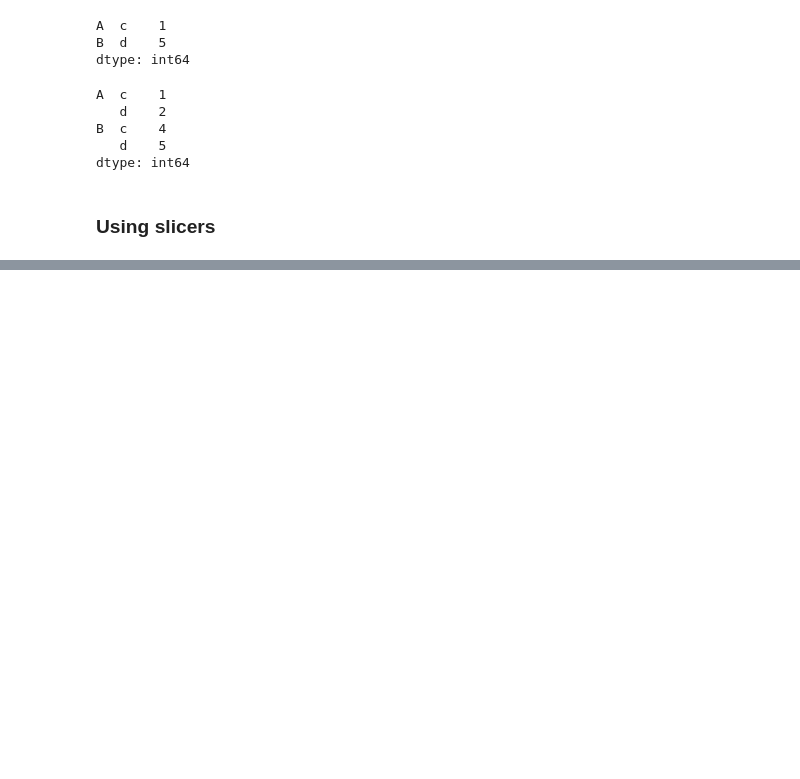
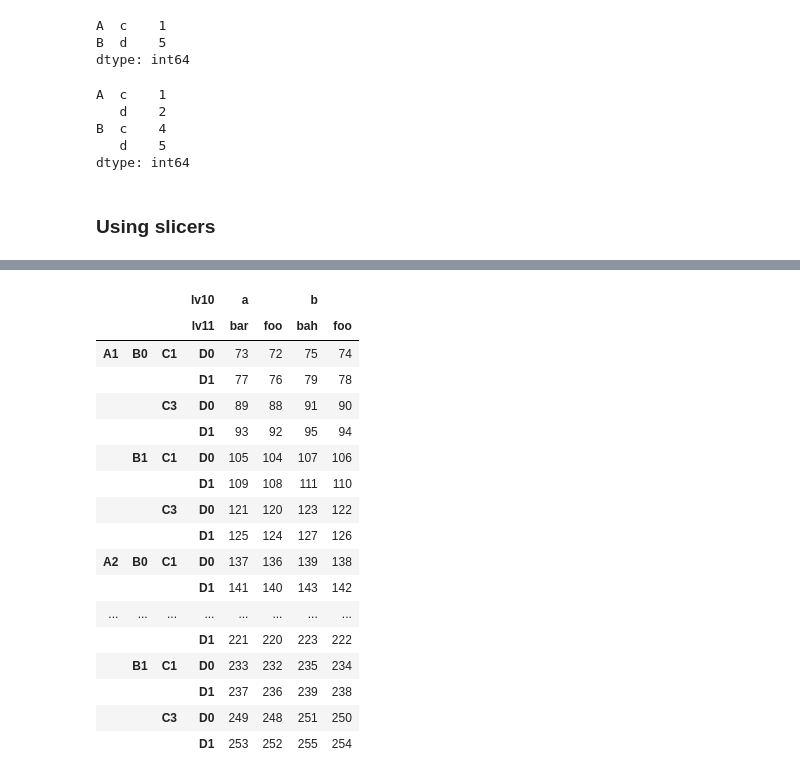
Before and after one commit to shizidushu/pandas-docs-coding-notebook, a Jupyter notebook: multiindex-advanced-indexing.ipynb, the cells around one changed output, grey strips where cells are left out. Cells and saved outputs as stored; diff of their text form; code cells hidden in the pictures; blank space fills up the shorter version.

Commit message:
using slicers

```diff
--- a/multiindex-advanced-indexing.ipynb
+++ b/multiindex-advanced-indexing.ipynb
@@ -543,3 +543,8 @@ B  c    4
 dtype: int64
 # %% [markdown]
 ### Using slicers
+# %%
+def mklbl(prefix, n):
+    return ['%s%s' % (prefix, i) for i in range(n)]
+# %%
+miindex = pd.MultiIndex.from_product([mklbl("A", 4), mklbl("B", 2), mklbl("C", 4), mklbl("D", 2)])
@@ -545,0 +611,14 @@ dtype: int64
+# %%
+micolumns = pd.MultiIndex.from_tuples([("a", "foo"), ("a", "bar"), ("b", "foo"), ("b", "bah")], names=["lv10", "lv11"])
+# %%
+dfmi = (
+    pd.DataFrame(
+        np.arange(len(miindex) * len(micolumns)).reshape(
+            (len(miindex), len(micolumns))
+        ),
+        index=miindex,
+        columns=micolumns,
+    )
+    .sort_index()
+    .sort_index(axis=1)
+)
@@ -545,0 +642,21 @@ dtype: int64
+# %%
+dfmi.loc[(slice("A1", "A3"), slice(None), ["C1", "C3"]), :]
+# %% [output]
+|  |  |  | lv10 | a |  | b |  |
+|  |  |  | lv11 | bar | foo | bah | foo |
+| A1 | B0 | C1 | D0 | 73 | 72 | 75 | 74 |
+|  |  |  | D1 | 77 | 76 | 79 | 78 |
+|  |  | C3 | D0 | 89 | 88 | 91 | 90 |
+|  |  |  | D1 | 93 | 92 | 95 | 94 |
+|  | B1 | C1 | D0 | 105 | 104 | 107 | 106 |
+|  |  |  | D1 | 109 | 108 | 111 | 110 |
+|  |  | C3 | D0 | 121 | 120 | 123 | 122 |
+|  |  |  | D1 | 125 | 124 | 127 | 126 |
+| A2 | B0 | C1 | D0 | 137 | 136 | 139 | 138 |
+|  |  |  | D1 | 141 | 140 | 143 | 142 |
+| ... | ... | ... | ... | ... | ... | ... | ... |
+|  |  |  | D1 | 221 | 220 | 223 | 222 |
+|  | B1 | C1 | D0 | 233 | 232 | 235 | 234 |
+|  |  |  | D1 | 237 | 236 | 239 | 238 |
+|  |  | C3 | D0 | 249 | 248 | 251 | 250 |
+|  |  |  | D1 | 253 | 252 | 255 | 254 |
```
Also changed, not shown: parts of 55 cells of this notebook.
